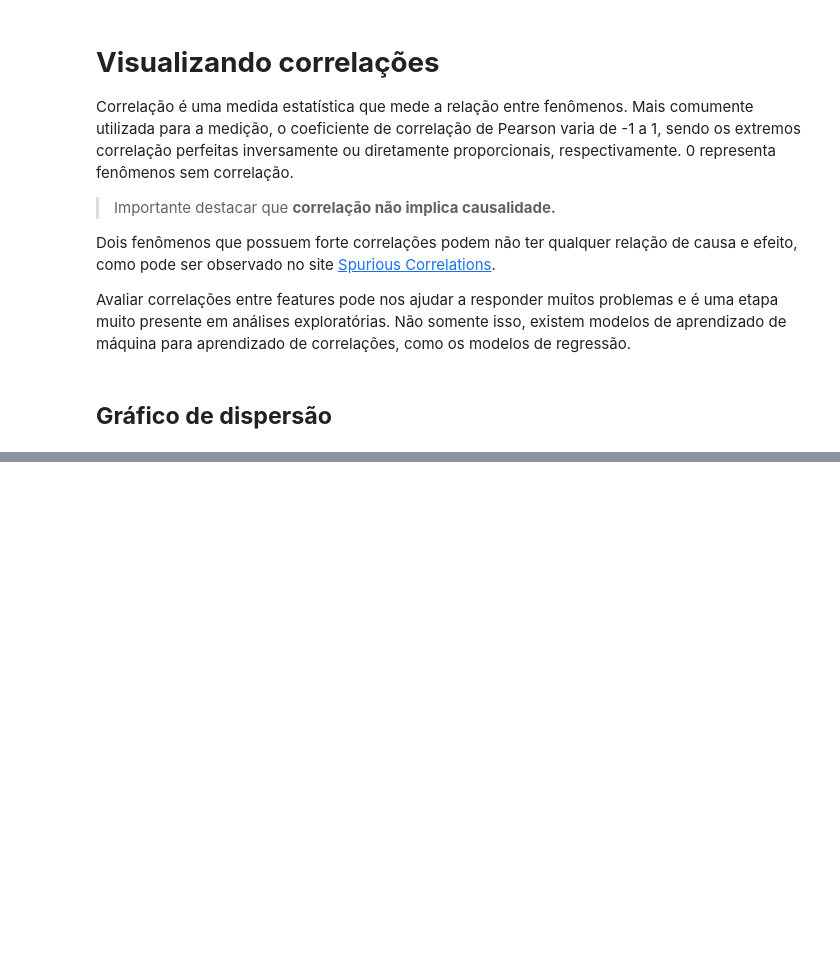
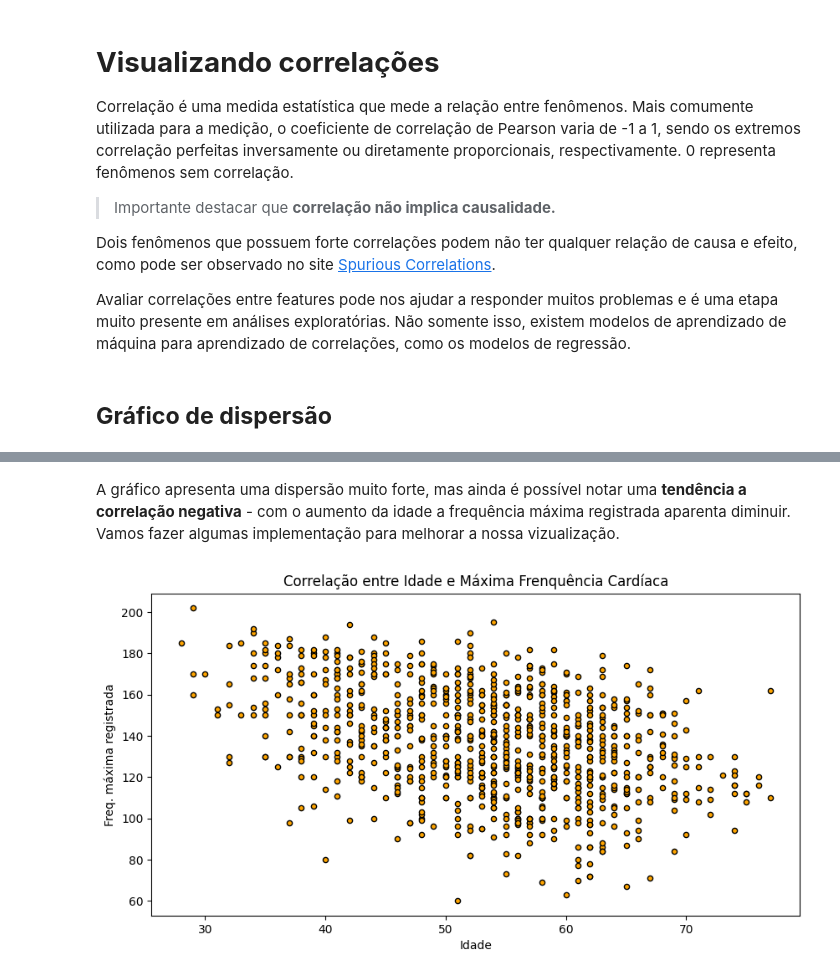
Before and after one commit to lucas-mdsena/python_udemy_module_3, a Jupyter notebook: notebook_matplotlib.ipynb, the cells around one changed output, grey strips where cells are left out. Cells and saved outputs as stored; diff of their text form; code cells hidden in the pictures; blank space fills up the shorter version.

```diff
--- a/notebook_matplotlib.ipynb
+++ b/notebook_matplotlib.ipynb
@@ -139,0 +151,23 @@ plt.show()
+# %% [markdown]
+A gráfico apresenta uma dispersão muito forte, mas ainda é possível notar uma **tendência a correlação negativa** - com o aumento da idade a frequência máxima registrada aparenta diminuir.
+<br>
+Vamos fazer algumas implementação para melhorar a nossa vizualização.
+# %%
+fig, ax = plt.subplots(
+    figsize=(10,5) # Define o tamanho da Figure (largura, altura)
+)
+
+ax.scatter(
+    x=df.idade,
+    y=df.freq_cardiaca_max,
+    c='orange', # Cor das marcações
+    edgecolors='black', # Contorno das marcações
+    s=20 # Tamanho das marcações
+    )
+ax.set_title('Correlação entre Idade e Máxima Frenquência Cardíaca')
+ax.set_xlabel('Idade')
+ax.set_ylabel('Freq. máxima registrada')
+
+plt.show()
+# %% [output]
+[figure, added]
```
Also changed, not shown: parts of 9 cells of this notebook.
